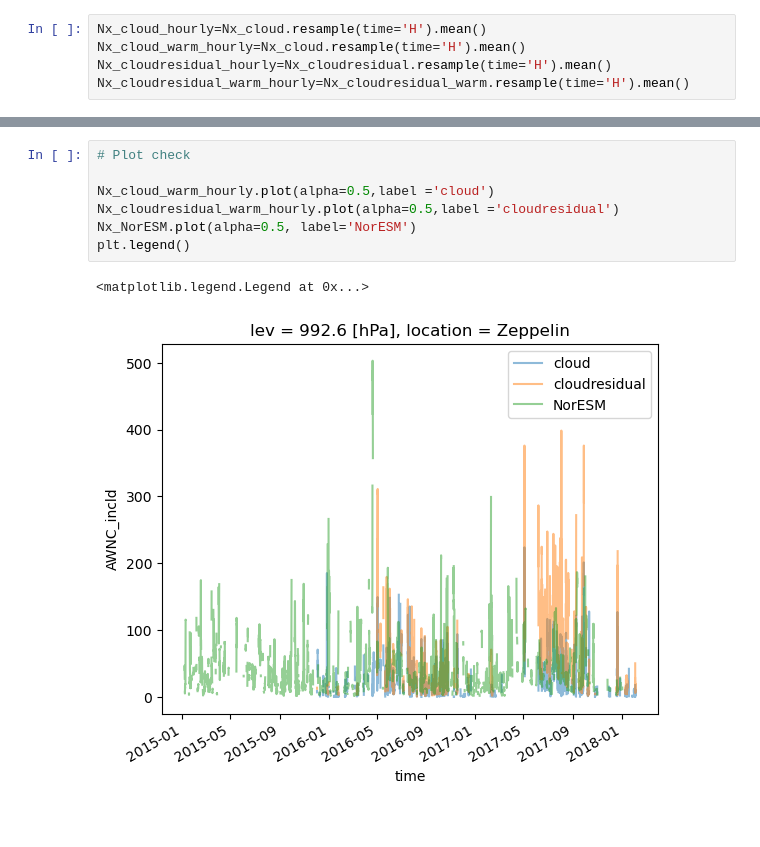
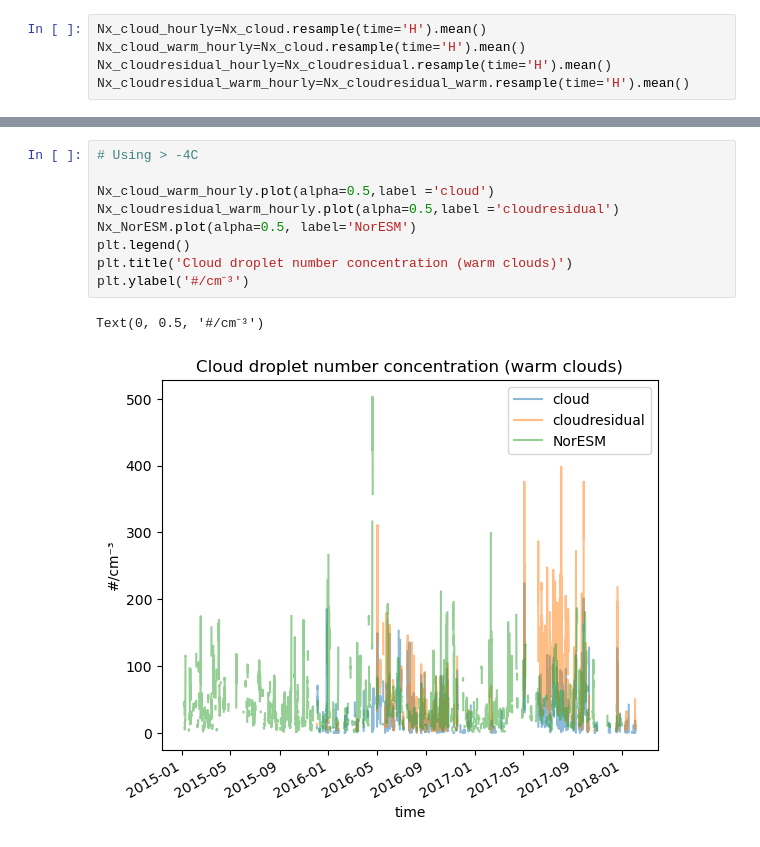
Before and after one commit to eScience-course/-Tjaernoe2022-group1, a Jupyter notebook: notebooks/Ingvild/Tjarnoe.ipynb, the cells around one changed output, grey strips where cells are left out. Saved outputs shown, nothing was run; the diff lists cells and outputs as text.

```diff
--- a/notebooks/Ingvild/Tjarnoe.ipynb
+++ b/notebooks/Ingvild/Tjarnoe.ipynb
@@ -138,10 +117,12 @@ plt.legend()
 # %%
-# Plot check
+# Using > -4C
 
 Nx_cloud_warm_hourly.plot(alpha=0.5,label ='cloud')
 Nx_cloudresidual_warm_hourly.plot(alpha=0.5,label ='cloudresidual')
 Nx_NorESM.plot(alpha=0.5, label='NorESM')
 plt.legend()
+plt.title('Cloud droplet number concentration (warm clouds)')
+plt.ylabel('#/cm⁻³')
 # %% [output]
-<matplotlib.legend.Legend at 0x...>
+Text(0, 0.5, '#/cm⁻³')
-[figure, old version]
+[figure, new version]
```
Also changed, not shown: parts of 14 cells of this notebook, 1 other file.
